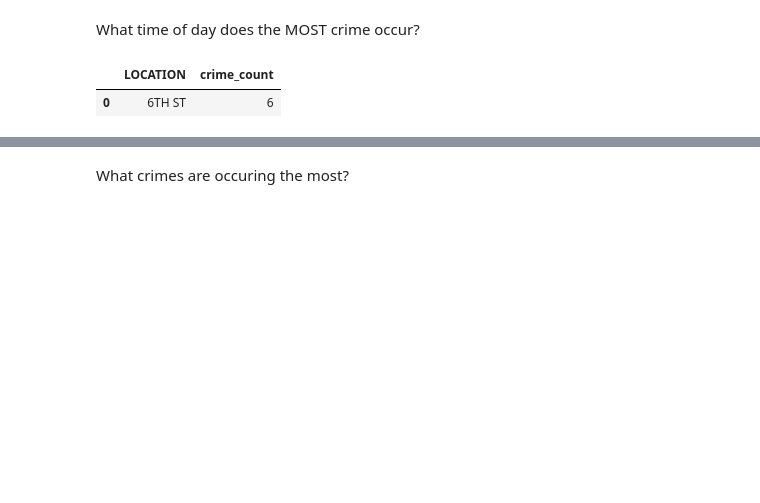
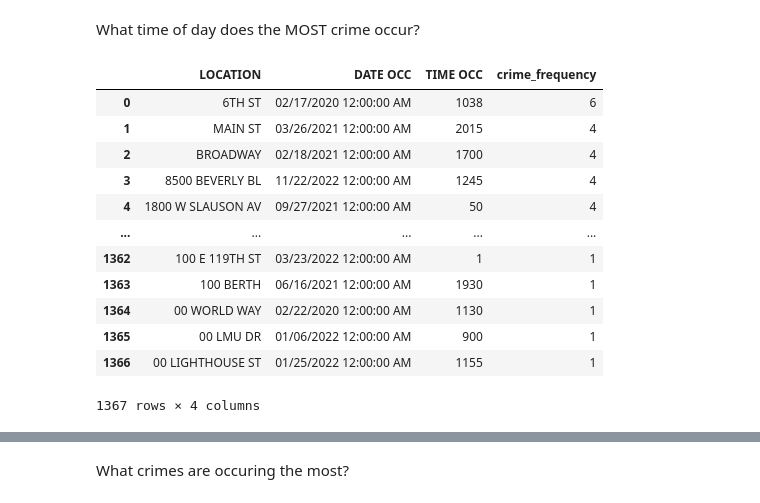
Before and after one commit to 2BLB/UBIAnalysis, a Jupyter notebook: notebooks/UBI_Analysis_notebook.ipynb, the cells around one changed output, grey strips where cells are left out. Drawn from its saved outputs; the diff is of its cells as text; code cells hidden in the pictures; blank space fills up the shorter version.

```diff
--- a/notebooks/UBI_Analysis_notebook.ipynb
+++ b/notebooks/UBI_Analysis_notebook.ipynb
@@ -519,13 +414,25 @@ What time of day does the MOST crime occur?
 # %%
 pd.read_sql("""
 SELECT
     LOCATION,
-    COUNT(*) AS crime_count
+    "DATE OCC",
+    "TIME OCC",
+    COUNT(*) AS crime_frequency
 FROM la_crime
 GROUP BY LOCATION
-ORDER BY crime_count DESC
-LIMIT 1;
+ORDER BY crime_frequency DESC;
 """, conn)
 # %% [output]
-|  | LOCATION | crime_count |
-| 0 | 6TH ST | 6 |
+|  | LOCATION | DATE OCC | TIME OCC | crime_frequency |
+| 0 | 6TH ST | 02/17/2020 12:00:00 AM | 1038 | 6 |
+| 1 | MAIN ST | 03/26/2021 12:00:00 AM | 2015 | 4 |
+| 2 | BROADWAY | 02/18/2021 12:00:00 AM | 1700 | 4 |
+| 3 | 8500 BEVERLY BL | 11/22/2022 12:00:00 AM | 1245 | 4 |
+| 4 | 1800 W SLAUSON AV | 09/27/2021 12:00:00 AM | 50 | 4 |
+| ... | ... | ... | ... | ... |
+| 1362 | 100 E 119TH ST | 03/23/2022 12:00:00 AM | 1 | 1 |
+| 1363 | 100 BERTH | 06/16/2021 12:00:00 AM | 1930 | 1 |
+| 1364 | 00 WORLD WAY | 02/22/2020 12:00:00 AM | 1130 | 1 |
+| 1365 | 00 LMU DR | 01/06/2022 12:00:00 AM | 900 | 1 |
+| 1366 | 00 LIGHTHOUSE ST | 01/25/2022 12:00:00 AM | 1155 | 1 |
+1367 rows × 4 columns
```
Also changed, not shown: parts of 40 cells of this notebook, 4 other files.
